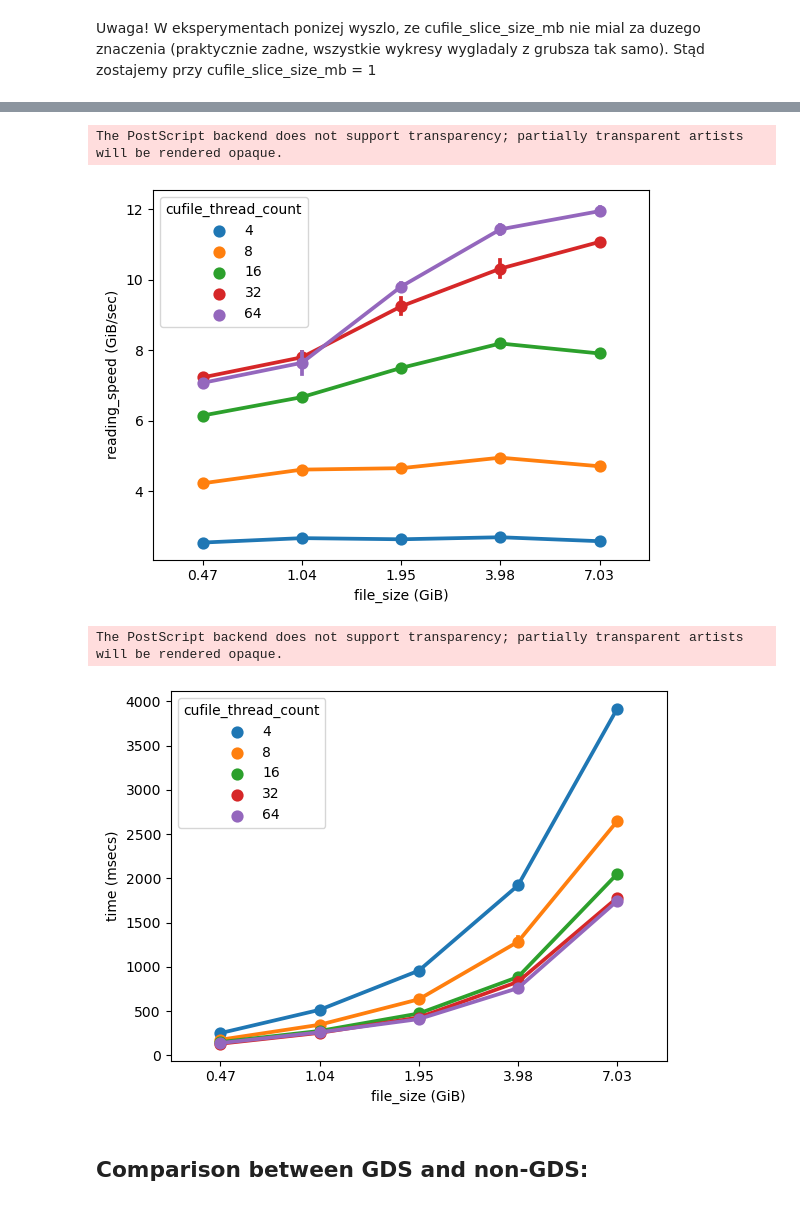
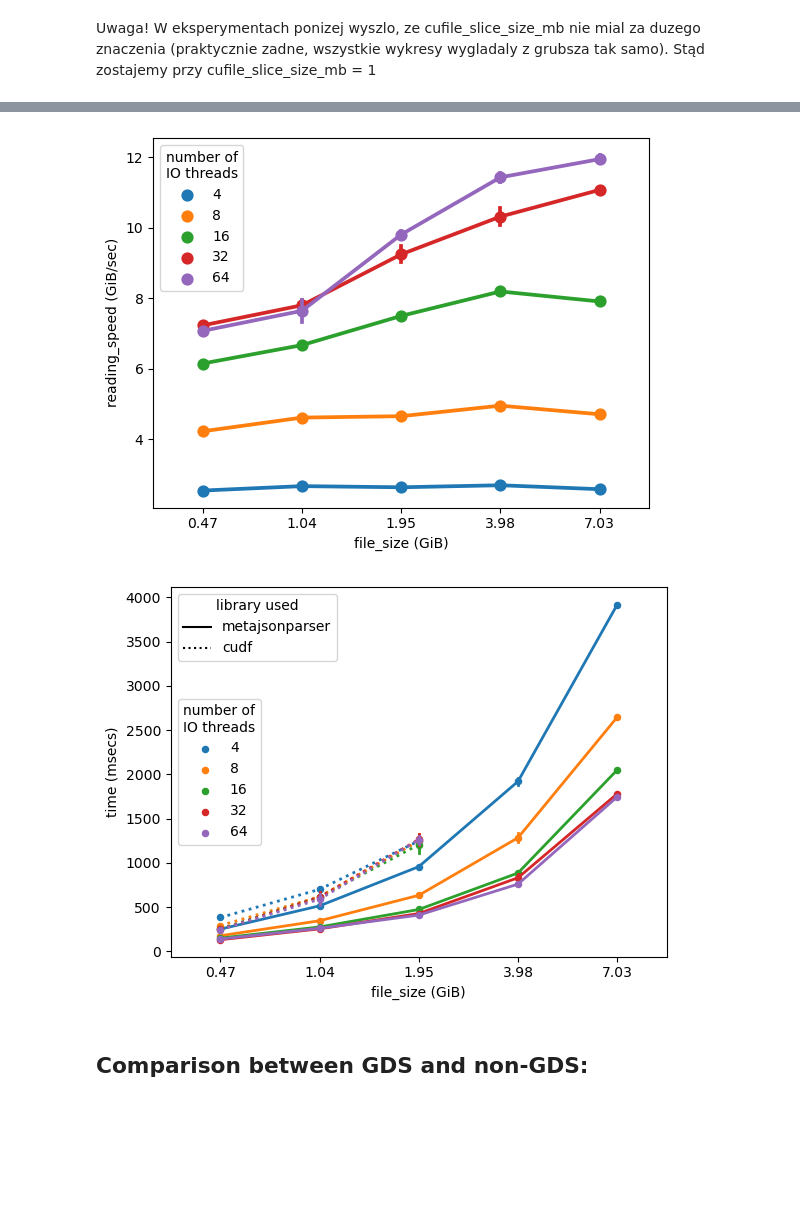
Before and after one commit to wesolowskip/mgr, a Jupyter notebook: 2_metajsonparser/results-analysis.ipynb, the cells around one changed output, grey strips where cells are left out. Saved outputs shown, nothing was run; the diff lists cells and outputs as text; code cells hidden in the pictures; blank space fills up the shorter version.

Commit message:
ended metajsonparser plots

```diff
--- a/2_metajsonparser/results-analysis.ipynb
+++ b/2_metajsonparser/results-analysis.ipynb
@@ -43,0 +60,4 @@ measurements_df.rename(columns={"took (msecs)": "time (msecs)"}, inplace=True)
+# %%
+measurements_cudf_df["file_size (GiB)"] = measurements_cudf_df["file"].map(
+    dict(measurements_df[["file", "file_size (GiB)"]].values)
+)
@@ -83,13 +180,12 @@ g = sns.pointplot(
     data=gds_df,
     x="file_size (GiB)",
     y="reading_speed (GiB/sec)",
-    hue=gds_df["cufile_thread_count"].astype(int),
-    palette=sns.color_palette(n_colors=gds_df["cufile_thread_count"].nunique()),
+    hue=gds_df["number of\nIO threads"].astype(int),
+    palette=sns.color_palette(n_colors=gds_df["number of\nIO threads"].nunique()),
     errorbar="se"
 )
 g.set_xticks(g.get_xticks(), labels=['{:.2f}'.format(float(t.get_text())) for t in g.get_xticklabels()])
-plt.savefig(f"img/gds-reading-speed.eps", format="eps", bbox_inches='tight')
+plt.savefig(f"img/gds-reading-speed.pdf", format="pdf", bbox_inches='tight')
 plt.show()
 # %% [output]
-The PostScript backend does not support transparency; partially transparent artists will be rendered opaque.
-[figure, old version]
+[figure, new version]
@@ -96,20 +194,56 @@ The PostScript backend does not support transparency; partially transparent arti
 # %%
+# sns.set(style="ticks", rc={"lines.linewidth": 1.5})
 gds_df = measurements_df[
     (~measurements_df["force_host_read"]) & (measurements_df["cufile_slice_size_mb"] == 1)
 ]
-g = sns.pointplot(
+gds_cudf_df = measurements_cudf_df[(~measurements_cudf_df["force_host_read"])]
+fig, ax = plt.subplots()
+sns.pointplot(
+    data=gds_cudf_df,
+    x="file_size (GiB)",
+    y="time (msecs)",
+    hue=gds_cudf_df["number of\nIO threads"].astype(int),
+    palette=sns.color_palette(n_colors=gds_cudf_df["number of\nIO threads"].nunique()),
+    errorbar="se",
+    ax=ax,
+    linestyles="dotted",
+    markers="."
+#     markers="+"
+)
+sns.pointplot(
     data=gds_df,
     x="file_size (GiB)",
     y="time (msecs)",
-    hue=gds_df["cufile_thread_count"].astype(int),
-    palette=sns.color_palette(n_colors=gds_df["cufile_thread_count"].nunique()),
-    errorbar="se"
+    hue=gds_df["number of\nIO threads"].astype(int),
+    palette=sns.color_palette(n_colors=gds_df["number of\nIO threads"].nunique()),
+    errorbar="se",
+    ax=ax,
+    linestyles="solid",
+    markers="."
 )
-g.set_xticks(g.get_xticks(), labels=['{:.2f}'.format(float(t.get_text())) for t in g.get_xticklabels()])
-plt.savefig(f"img/gds-took.eps", format="eps", bbox_inches='tight')
+
+for l in ax.lines:
+    plt.setp(l,linewidth=2)
+
+hand, labl = ax.get_legend_handles_labels()
+handout=[]
+lablout=[]
+for h,l in zip(hand,labl):
+    if l not in lablout:
+        lablout.append(l)
+        handout.append(h)
+legend1 = ax.legend(handout, lablout, title="number of\nIO threads", loc=6)
+
+line_cudf = Line2D([0,1],[0,1],linestyle='dotted', color='black')
+line_mp = Line2D([0,1],[0,1],linestyle='solid', color='black')
+legend2 = ax.legend([line_mp, line_cudf], ["metajsonparser", "cudf"], title="library used", loc=0)
+ax.add_artist(legend1)
+
+
+ax.set_xticks(g.get_xticks(), labels=['{:.2f}'.format(float(t.get_text())) for t in g.get_xticklabels()])
+plt.savefig(f"img/gds-took.pdf", format="pdf", bbox_inches='tight')
 plt.show()
 # %% [output]
-The PostScript backend does not support transparency; partially transparent artists will be rendered opaque.
-[figure, old version]
+[figure, new version]
 # %% [markdown]
 ## Comparison between GDS and non-GDS:
```
Also changed, not shown: parts of 17 cells of this notebook, 3 other files.
